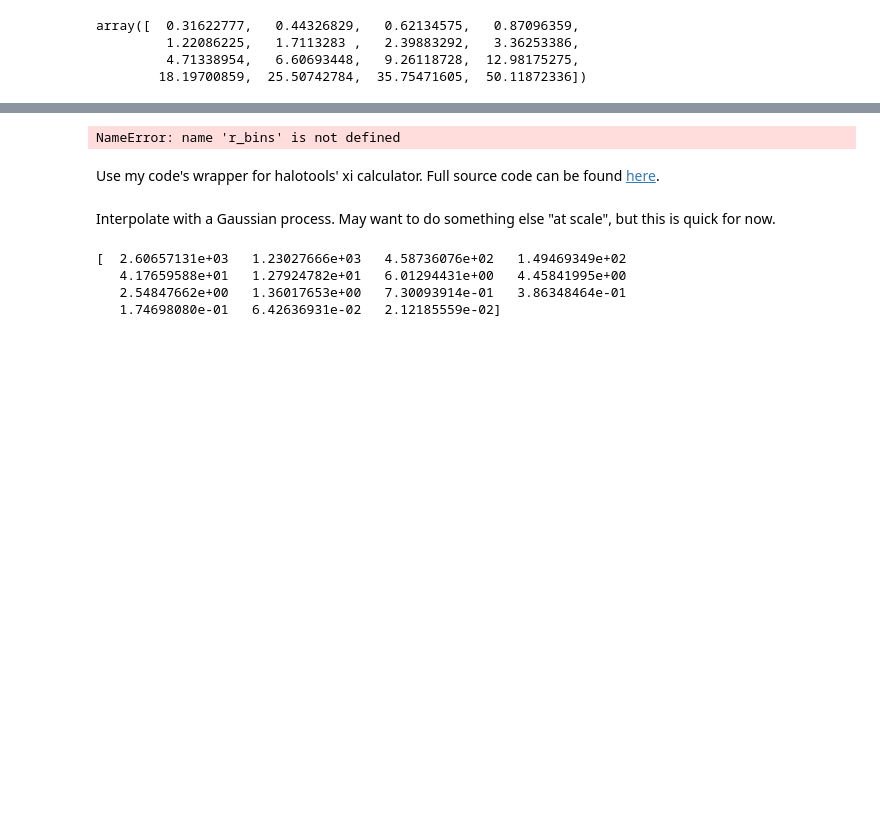
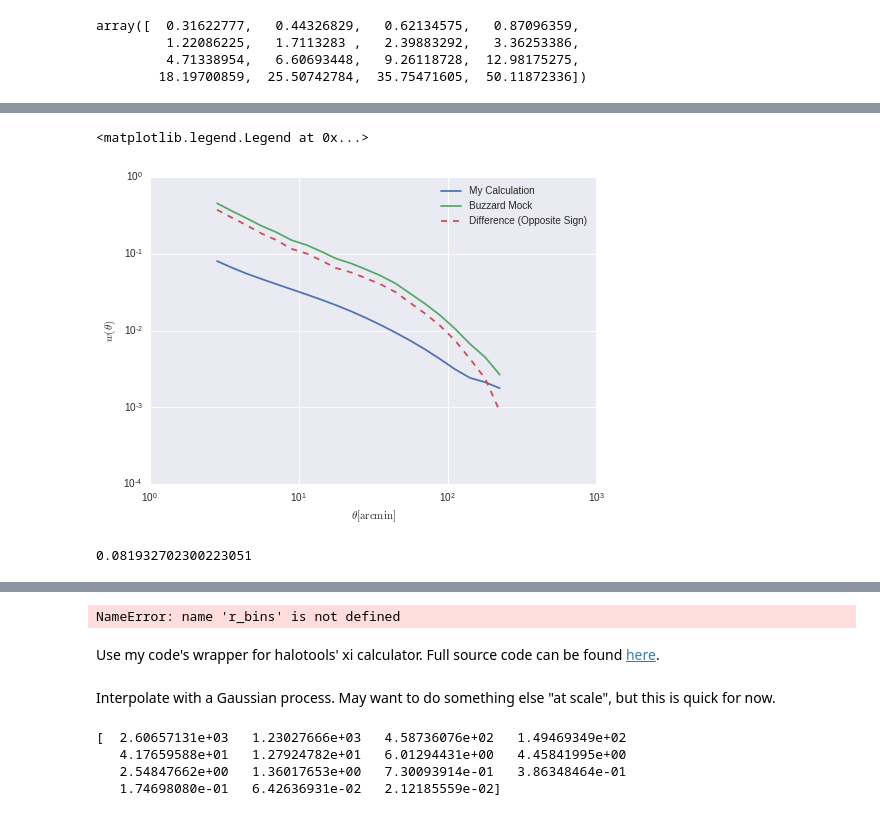
Before and after one commit to mclaughlin6464/pearce, a Jupyter notebook: notebooks/Pearce wt integral tests.ipynb, the cells around one changed output, grey strips where cells are left out. Cells and saved outputs as stored; diff of their text form; code cells hidden in the pictures; blank space fills up the shorter version.

```diff
--- a/notebooks/Pearce wt integral tests.ipynb
+++ b/notebooks/Pearce wt integral tests.ipynb
@@ -153,0 +173,18 @@ array([ 1.28366058,  0.78671054,  0.47324539,  0.28596443,  0.18854859,
+# %%
+plt.plot(tpoints*60, wt, label = 'My Calculation')
+plt.plot(tpoints*60, wt_redmagic, label = 'Buzzard Mock')
+plt.plot(tpoints*60, -1*(wt-wt_redmagic), label = 'Difference (Opposite Sign)', ls ='--')
+#plt.plot(tpoints_rm, W.to("1/Mpc").value*mathematica_calc, label = 'Mathematica Calc')
+#plt.plot(tpoints, wt_analytic(m,10**b, np.radians(tpoints), x),label = 'Mathematica Calc' )
+
+plt.ylabel(r'$w(\theta)$')
+plt.xlabel(r'$\theta \mathrm{[arcmin]}$')
+plt.loglog();
+plt.legend(loc='best')
+# %% [output]
+<matplotlib.legend.Legend at 0x...>
+[figure, added]
+# %%
+nd_mock.value/nd_cat
+# %% [output]
+0.081932702300223051
```
Also changed, not shown: parts of 16 cells of this notebook, 3 other files.
